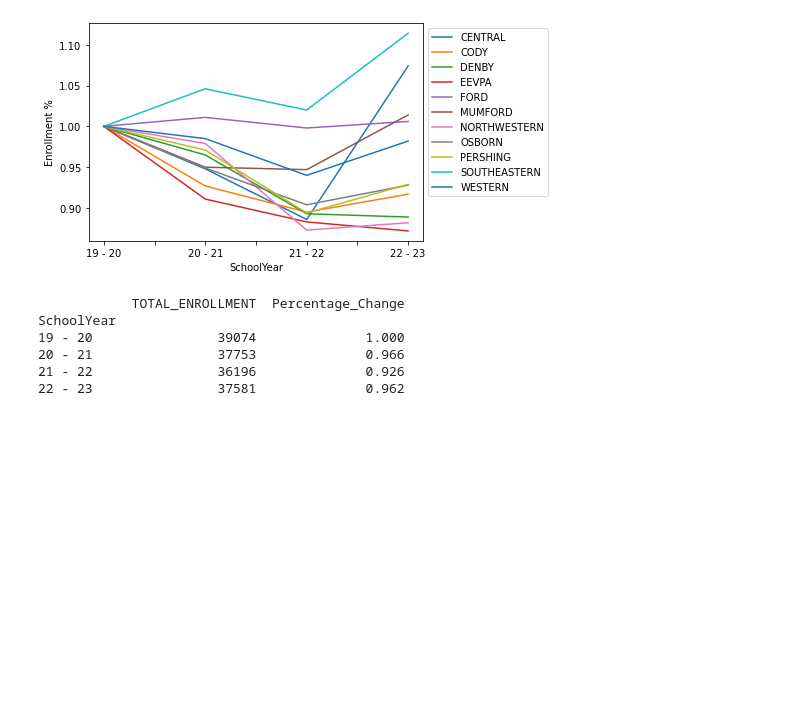
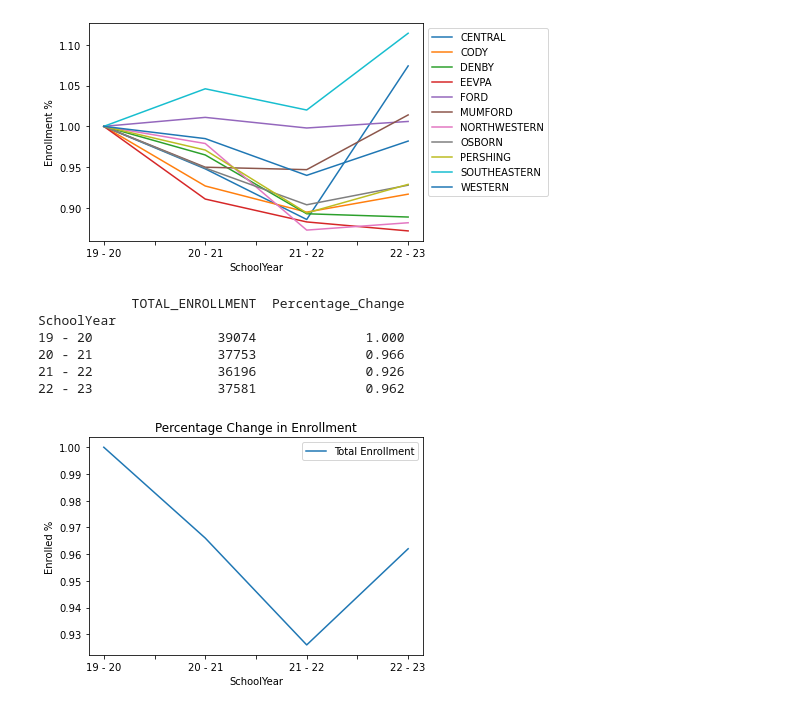
Before and after one commit to lynchch4/Detroit_Public_Schools, a Jupyter notebook: DPS/school_analysis.ipynb, the cells around one changed output. Saved outputs shown, nothing was run; the diff lists cells and outputs as text; code cells hidden in the pictures; blank space fills up the shorter version.

Commit message:
graph

```diff
--- a/DPS/school_analysis.ipynb
+++ b/DPS/school_analysis.ipynb
@@ -236,9 +234,15 @@ SchoolYear
 21 - 22                36196              0.926
 22 - 23                37581              0.962
 # %%
+#graph total Enrollment
+
 yx = df_group_full['Percentage_Change'].plot(legend=True)
 yx.legend(['Total Enrollment'])
 
 yx.set_ylabel('Enrolled %')
-yx.set_title('Percentage Change in Enrollment')
-yx
+yx.set_title('Percentage Change in Enrollment').figure.savefig('Images\school_enrollment_feeder.png')
+
+#yx.figure.savefig('Images\total_enrollment.png')
+#ax.figure.savefig('Images\school_enrollment.png')
+# %% [output]
+[figure, added]
```
Also changed, not shown: parts of 2 cells of this notebook, 1 other file.
